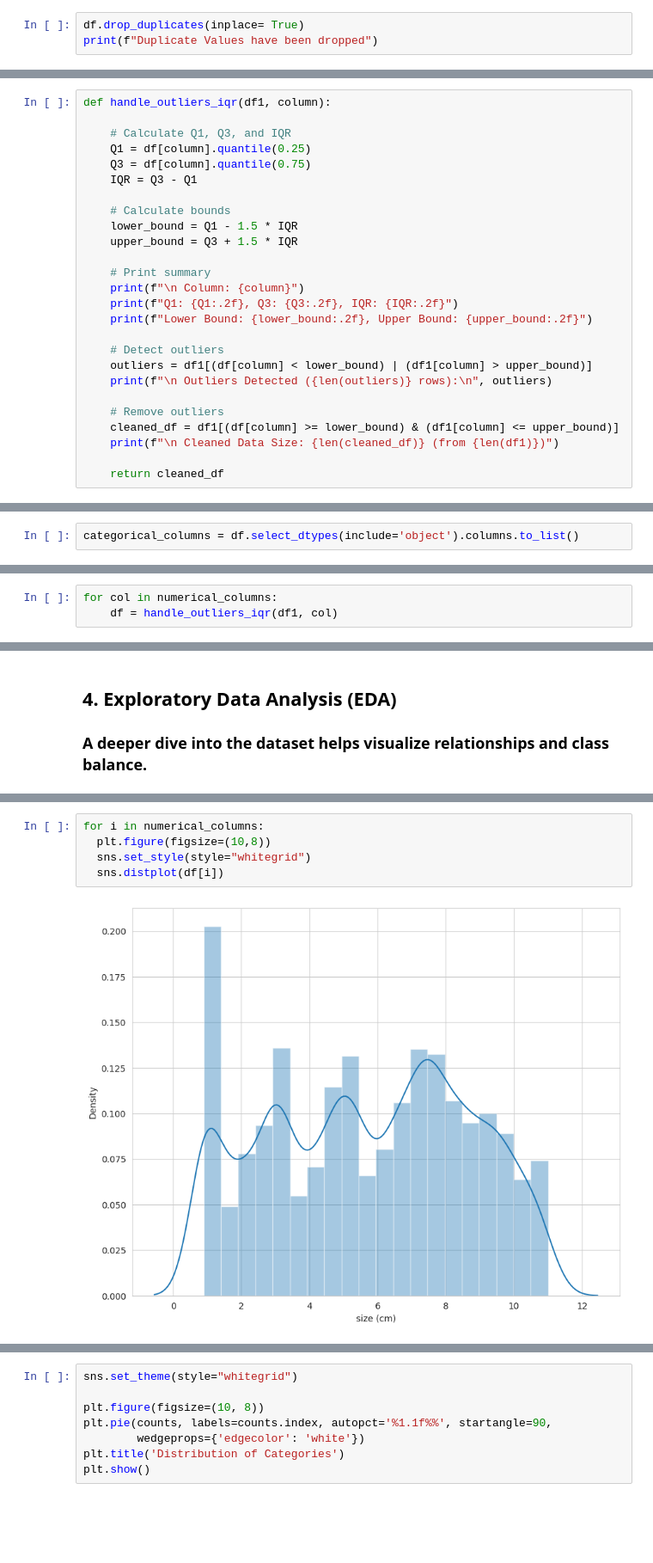
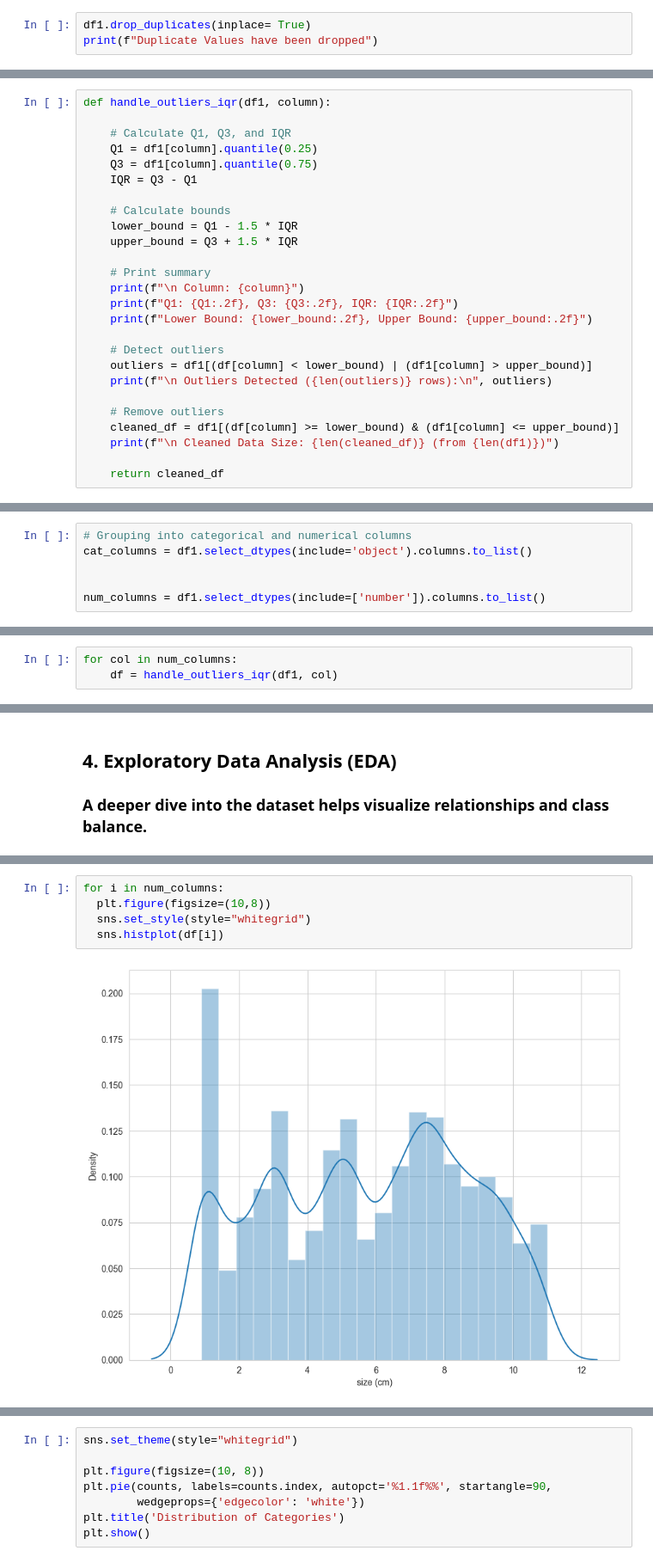
Before and after one commit to RoyalDhee/ML_Projects, a Jupyter notebook: fruit_classification.ipynb, the cells around one changed output, grey strips where cells are left out. Shown at 86% size. Drawn from its saved outputs; the diff is of its cells as text; blank space fills up the shorter version.

```diff
--- a/fruit_classification.ipynb
+++ b/fruit_classification.ipynb
@@ -167,7 +162,7 @@ print(f"Duplicated values \n{df.duplicated().sum()}")
 Duplicated values
 246
 # %%
-df.drop_duplicates(inplace= True)
+df1.drop_duplicates(inplace= True)
 print(f"Duplicate Values have been dropped")
 # %% [output]
 Duplicate Values have been dropped
@@ -180,8 +175,8 @@ Duplicated values
 def handle_outliers_iqr(df1, column):
 
     # Calculate Q1, Q3, and IQR
-    Q1 = df[column].quantile(0.25)
-    Q3 = df[column].quantile(0.75)
+    Q1 = df1[column].quantile(0.25)
+    Q3 = df1[column].quantile(0.75)
     IQR = Q3 - Q1
 
     # Calculate bounds
@@ -209,4 +204,8 @@ print(columns)
 # %% [output]
 ['size (cm)', 'shape', 'weight (g)', 'avg_price (₹)', 'color', 'taste', 'fruit_name']
 # %%
-categorical_columns = df.select_dtypes(include='object').columns.to_list()
+# Grouping into categorical and numerical columns
+cat_columns = df1.select_dtypes(include='object').columns.to_list()
+
+
+num_columns = df1.select_dtypes(include=['number']).columns.to_list()
@@ -215,5 +212,5 @@ numerical_columns = df.select_dtypes(include=['number']).columns.to_list()
 # %%
-for col in numerical_columns:
+for col in num_columns:
     df = handle_outliers_iqr(df1, col)
 # %% [output]
  Column: size (cm)
@@ -249,8 +246,8 @@ INFO : Numerical columns
 ['size (cm)', 'weight (g)', 'avg_price (₹)']
 # %%
-for i in numerical_columns:
+for i in num_columns:
   plt.figure(figsize=(10,8))
   sns.set_style(style="whitegrid")
-  sns.distplot(df[i])
+  sns.histplot(df[i])
 # %% [output]
-[figure, old version]
+[figure, new version]
```
Also changed, not shown: parts of 21 cells of this notebook, 2 other files.
